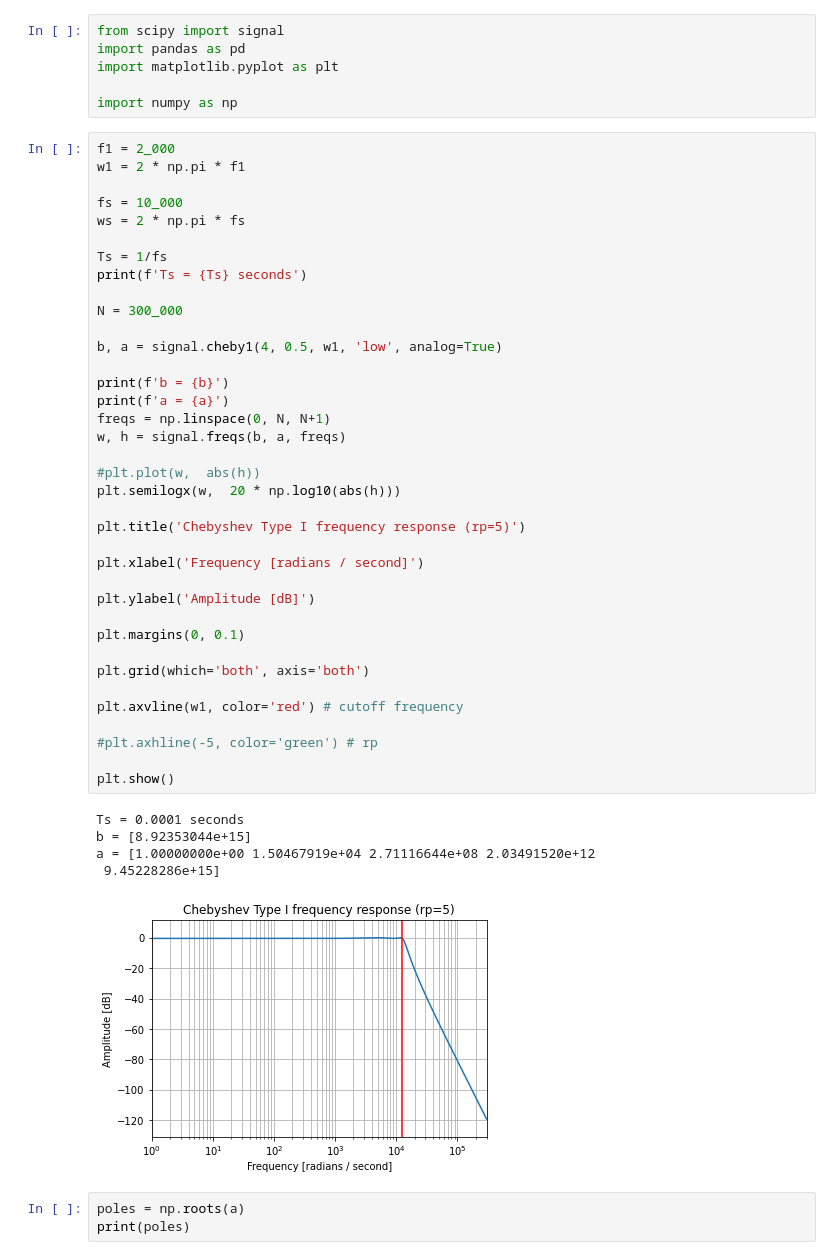
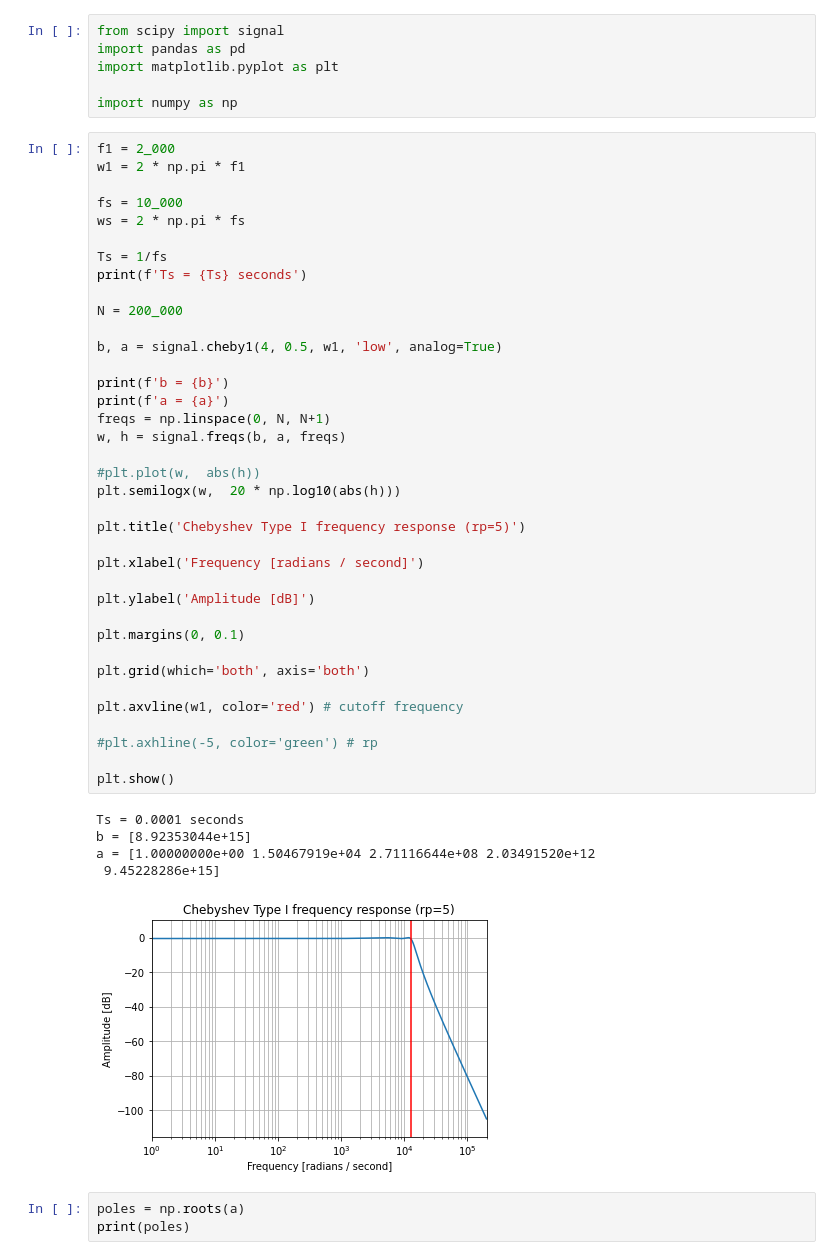
Before and after one commit to nico7/DSP-Projects, a Jupyter notebook: IIR Design - Project 2.ipynb, the cells around one changed output. Cells and saved outputs as stored; diff of their text form.

```diff
--- a/IIR Design - Project 2.ipynb
+++ b/IIR Design - Project 2.ipynb
@@ -16,39 +16,39 @@ ws = 2 * np.pi * fs
 Ts = 1/fs
 print(f'Ts = {Ts} seconds')
 
-N = 300_000
+N = 200_000
 
 b, a = signal.cheby1(4, 0.5, w1, 'low', analog=True)
 
 print(f'b = {b}')
 print(f'a = {a}')
 freqs = np.linspace(0, N, N+1)
 w, h = signal.freqs(b, a, freqs)
 
 #plt.plot(w,  abs(h))
 plt.semilogx(w,  20 * np.log10(abs(h)))
 
 plt.title('Chebyshev Type I frequency response (rp=5)')
 
 plt.xlabel('Frequency [radians / second]')
 
 plt.ylabel('Amplitude [dB]')
 
 plt.margins(0, 0.1)
 
 plt.grid(which='both', axis='both')
 
 plt.axvline(w1, color='red') # cutoff frequency
 
 #plt.axhline(-5, color='green') # rp
 
 plt.show()
 # %% [output]
 Ts = 0.0001 seconds
 b = [8.92353044e+15]
 a = [1.00000000e+00 1.50467919e+04 2.71116644e+08 2.03491520e+12
  9.45228286e+15]
-[figure, old version]
+[figure, new version]
 # %%
 poles = np.roots(a)
 print(poles)
```
Also changed, not shown: parts of 6 cells of this notebook.
